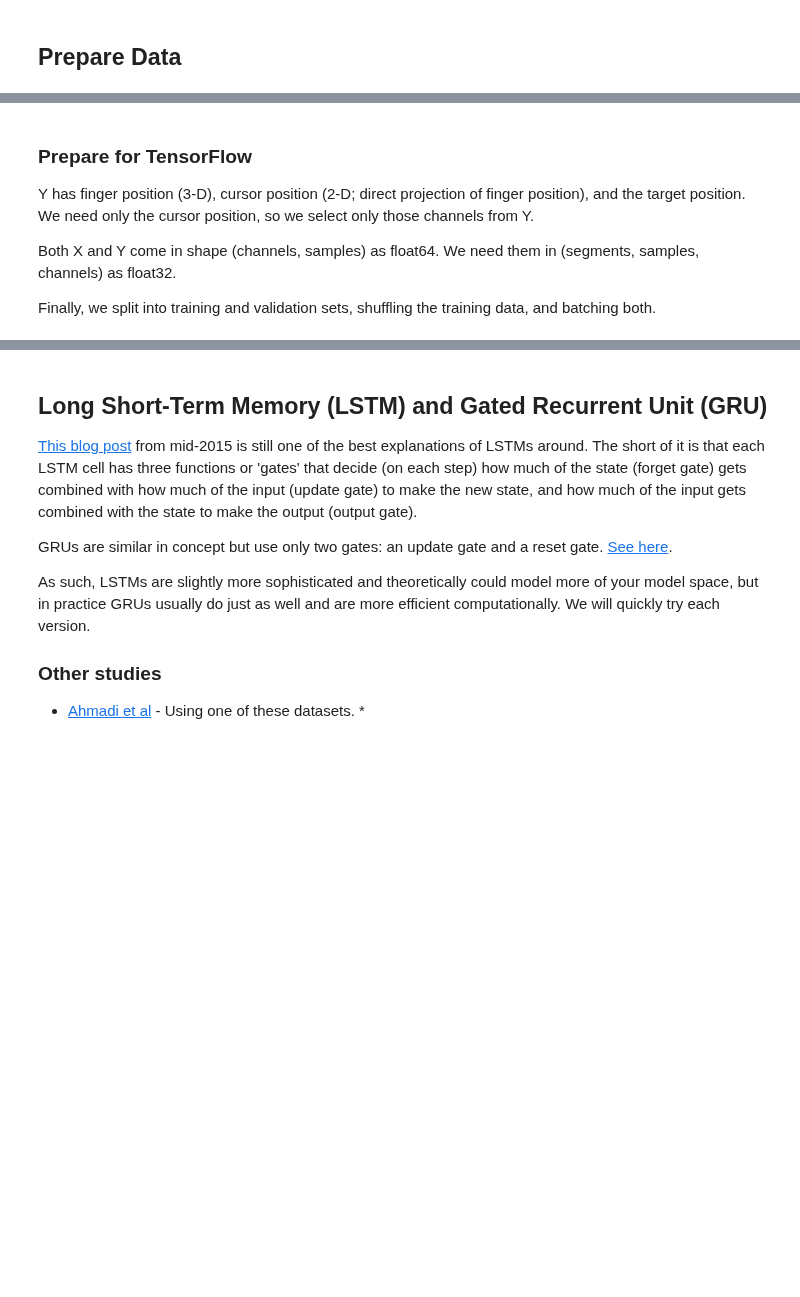
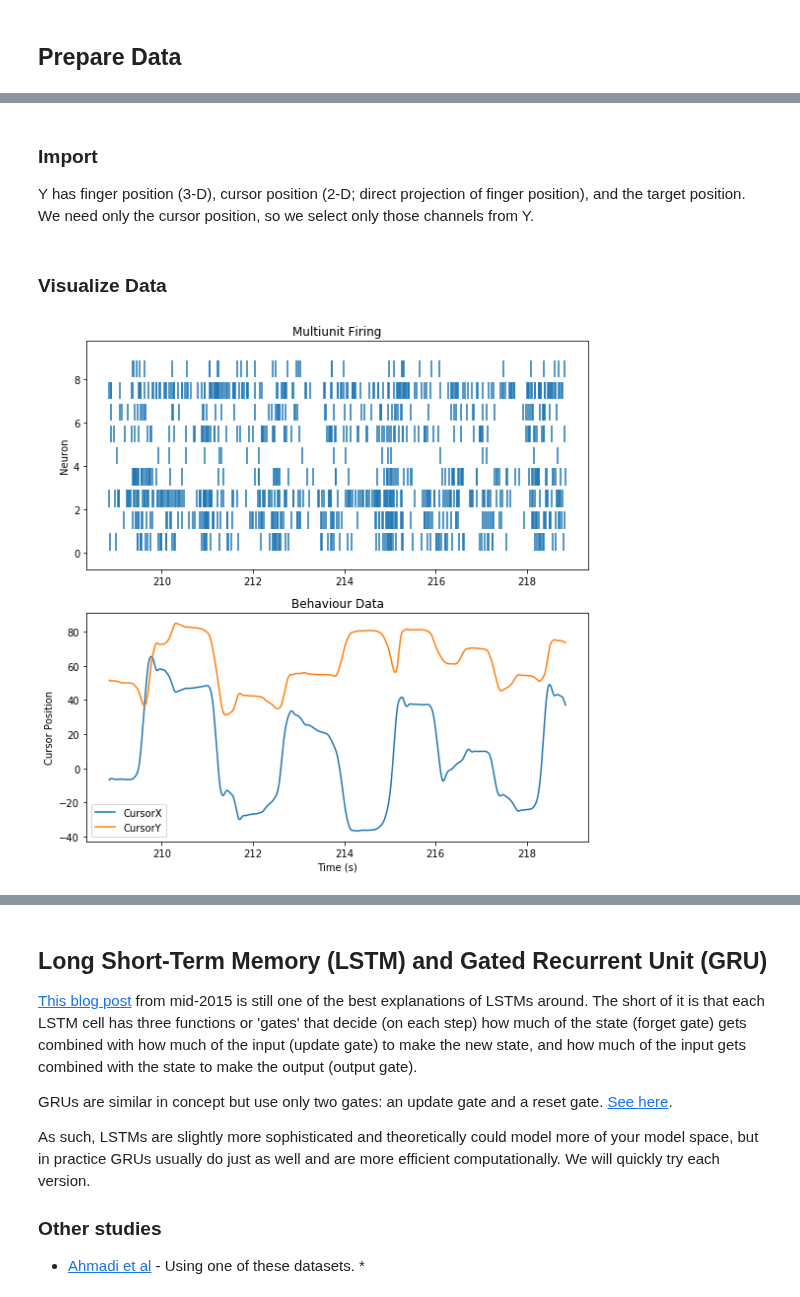
Before and after one commit to SachsLab/IntracranialNeurophysDL, a Jupyter notebook: notebooks/05_02_LSTM_and_GRU.ipynb, the cells around one changed output, grey strips where cells are left out. Cells and saved outputs as stored; diff of their text form; code cells hidden in the pictures; blank space fills up the shorter version.

```diff
--- a/notebooks/05_02_LSTM_and_GRU.ipynb
+++ b/notebooks/05_02_LSTM_and_GRU.ipynb
@@ -77,8 +67,4 @@ assert X_ax_info['fs'] == Y_ax_info['fs']
 # %% [markdown]
-### Prepare for TensorFlow
+### Import
 
 Y has finger position (3-D), cursor position (2-D; direct projection of finger position), and the target position. We need only the cursor position, so we select only those channels from Y.
-
-Both X and Y come in shape (channels, samples) as float64. We need them in (segments, samples, channels) as float32.
-
-Finally, we split into training and validation sets, shuffling the training data, and batching both.
@@ -113,0 +85,39 @@ ds_valid = ds_valid.batch(BATCH_SIZE)
+# %% [markdown]
+### Visualize Data
+# %%
+PLOT_T_RANGE = [30, 40]
+X_SKIP_NEURONS = 10
+
+plt_t_range = np.array(PLOT_T_RANGE, dtype=np.float64)
+plt_t_range += Y_ax_info['timestamps'][0]
+
+fig = plt.figure(figsize=(8, 8), facecolor='white')
+
+plt.subplot(2, 1, 1)
+# identify which samples in X fall within our time range
+b_x = np.logical_and(X_ax_info['timestamps'] >= plt_t_range[0],
+                     X_ax_info['timestamps'] < plt_t_range[1])
+t_x = X_ax_info['timestamps'][b_x]  # vector of timestamps
+X_subset = X[::X_SKIP_NEURONS, b_x]
+# X is sparse. We use nonzero() to get its indices,
+# then use the indices to index our timestamp vector to get spike times.
+spk_t_list = [t_x[_.nonzero()[1]] for _ in X_subset]
+plt.eventplot(spk_t_list, lineoffsets=0.5+np.arange(len(spk_t_list)), linelengths=0.8)
+# plt.plot(t_vec[1000:2000], X[::10, b_x_ts].T)
+plt.title('Multiunit Firing')
+plt.ylabel('Neuron')
+
+plt.subplot(2, 1, 2)
+b_y = np.logical_and(Y_ax_info['timestamps'] >= plt_t_range[0],
+                     Y_ax_info['timestamps'] < plt_t_range[1])
+plt.plot(Y_ax_info['timestamps'][b_y], Y[0, b_y].T, label=Y_ax_info['channel_names'][0])
+plt.plot(Y_ax_info['timestamps'][b_y], Y[1, b_y].T, label=Y_ax_info['channel_names'][1])
+plt.title('Behaviour Data')
+plt.xlabel('Time (s)')
+plt.ylabel('Cursor Position')
+plt.legend()
+
+plt.tight_layout()
+plt.show()
+# %% [output]
+[figure, added]
```
Also changed, not shown: parts of 12 cells of this notebook, 4 other files.
